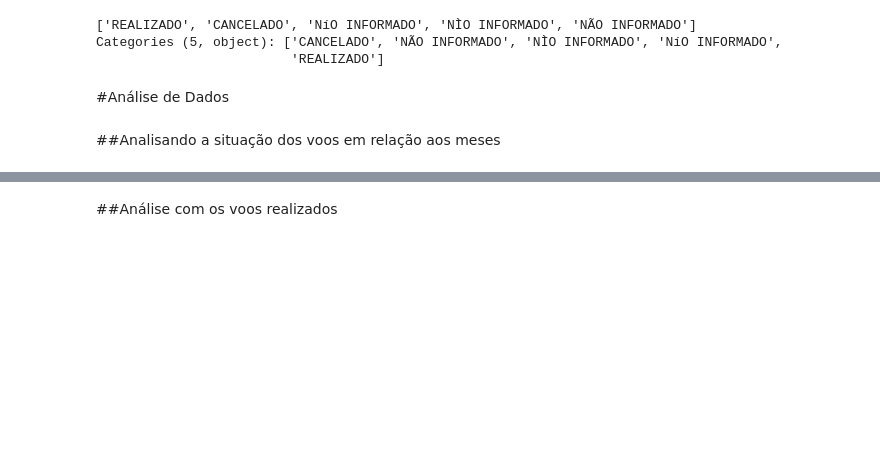
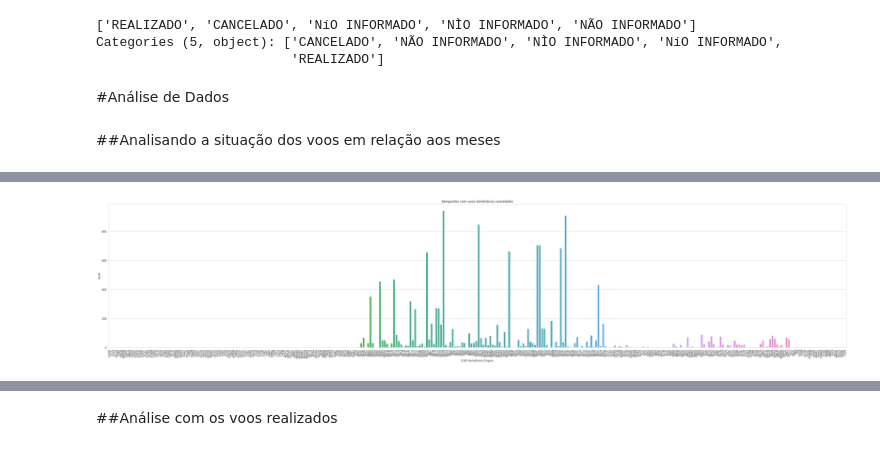
Before and after one commit to GabrielCdev/ANAC_BigData_Analysis, a Jupyter notebook: ANAC_Dataset_Analysis.ipynb, the cells around one changed output, grey strips where cells are left out. Cells and saved outputs as stored; diff of their text form; code cells hidden in the pictures; blank space fills up the shorter version.

```diff
--- a/ANAC_Dataset_Analysis.ipynb
+++ b/ANAC_Dataset_Analysis.ipynb
@@ -462,0 +497,11 @@ anac_annual_df['Codigo Tipo Linha'].value_counts().to_frame()
+# %%
+anac_annual_df_sb_cancelled = anac_annual_df[(anac_annual_df['Codigo Tipo Linha'] == 'N') & (anac_annual_df['Situacao Voo']=='CANCELADO')]
+
+plt.figure(figsize=(50, 10))
+ax = sns.countplot(x='ICAO Aerodromo Origem', data=anac_annual_df_sb_cancelled)
+ax.set_title('Aeroportos com voos domésticos cancelados')
+ax.set_xticklabels(labels, rotation=90)
+
+plt.show()
+# %% [output]
+[figure, added]
```
Also changed, not shown: parts of 33 cells of this notebook.
